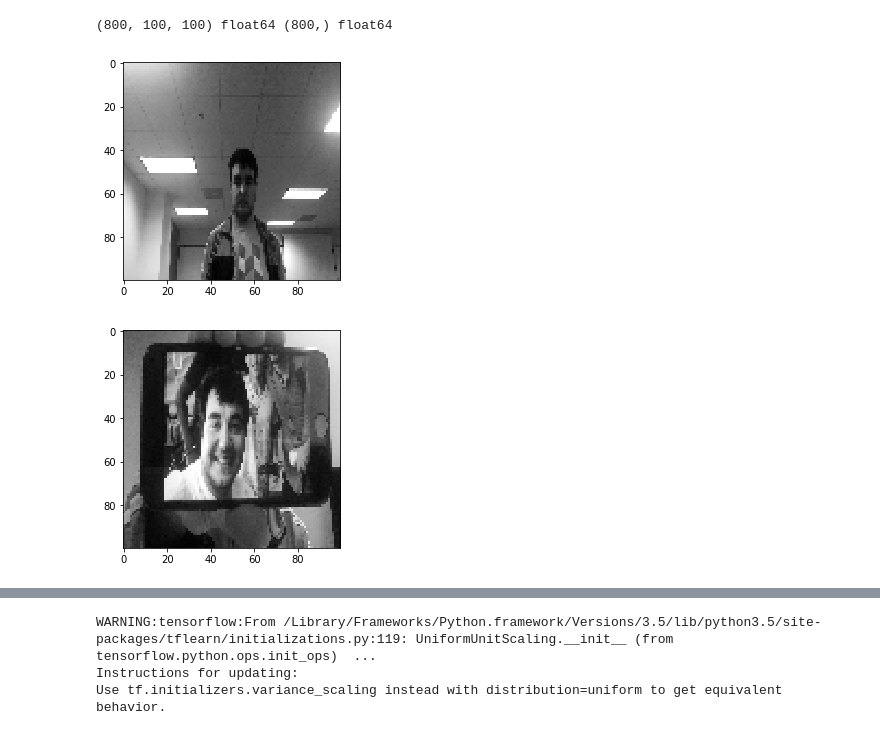
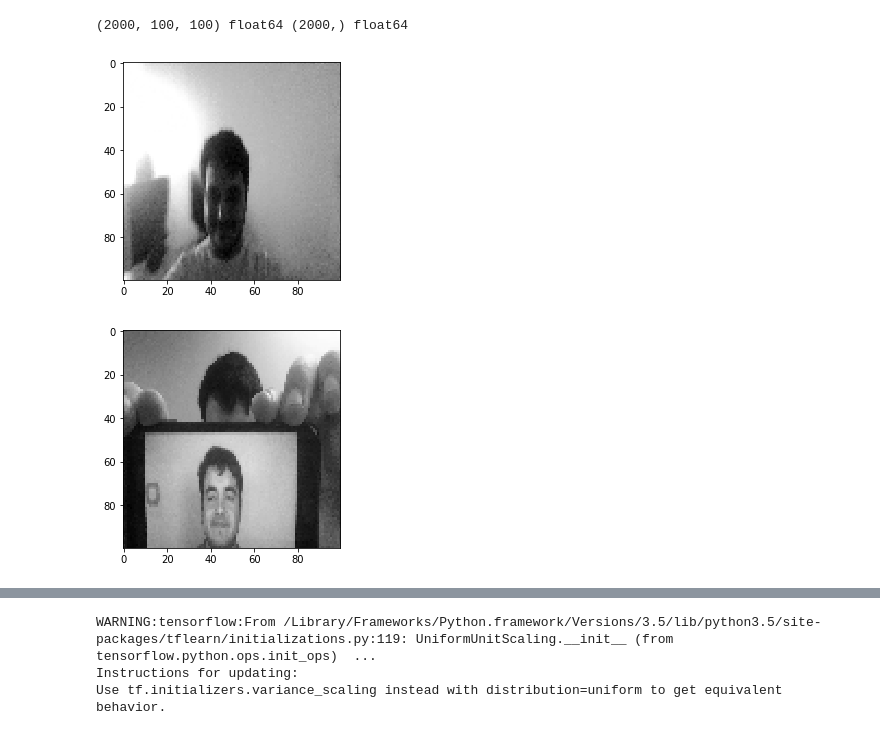
Before and after one commit to AhmetHamzaEmra/Intelegent_Lock, a Jupyter notebook: main_code.ipynb, the cells around one changed output, grey strips where cells are left out. Saved outputs shown, nothing was run; the diff lists cells and outputs as text; code cells hidden in the pictures.

```diff
--- a/main_code.ipynb
+++ b/main_code.ipynb
@@ -11,14 +11,14 @@ import cv2
 
 images = []
 labels = []
-for i in range(400):
+for i in range(1000):
     img = cv2.imread("liveness_detection/img-live/" + str(i)+".jpg", 0)
 
     img = cv2.resize(img, (100,100))
     images.append(img)
     labels.append(0)
 
-for i in range(400):
+for i in range(1000):
     img = cv2.imread("liveness_detection/img-not-live/" + str(i)+".jpg", 0)
     img = cv2.resize(img, (100,100))
     images.append(img)
@@ -30,14 +30,14 @@ y = np.array(labels, dtype=float)
 # %%
 print(X.shape,X.dtype, y.shape,  y.dtype)
 # %% [output]
-(800, 100, 100) float64 (800,) float64
+(2000, 100, 100) float64 (2000,) float64
 # %%
-plt.imshow(X[300], cmap='gray')
+plt.imshow(X[950], cmap='gray')
 plt.show()
 # %% [output]
-[figure, old version]
+[figure, new version]
 # %%
-plt.imshow(X[500], cmap='gray')
+plt.imshow(X[1200], cmap='gray')
 plt.show()
 # %% [output]
-[figure, old version]
+[figure, new version]
```
Also changed, not shown: parts of 13 cells of this notebook, 8 other files.
